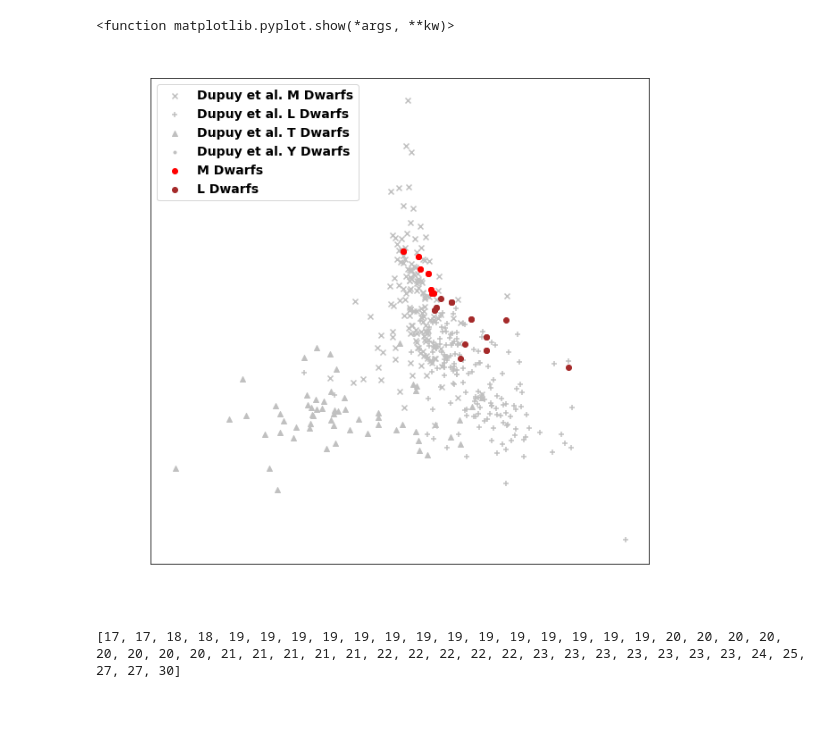
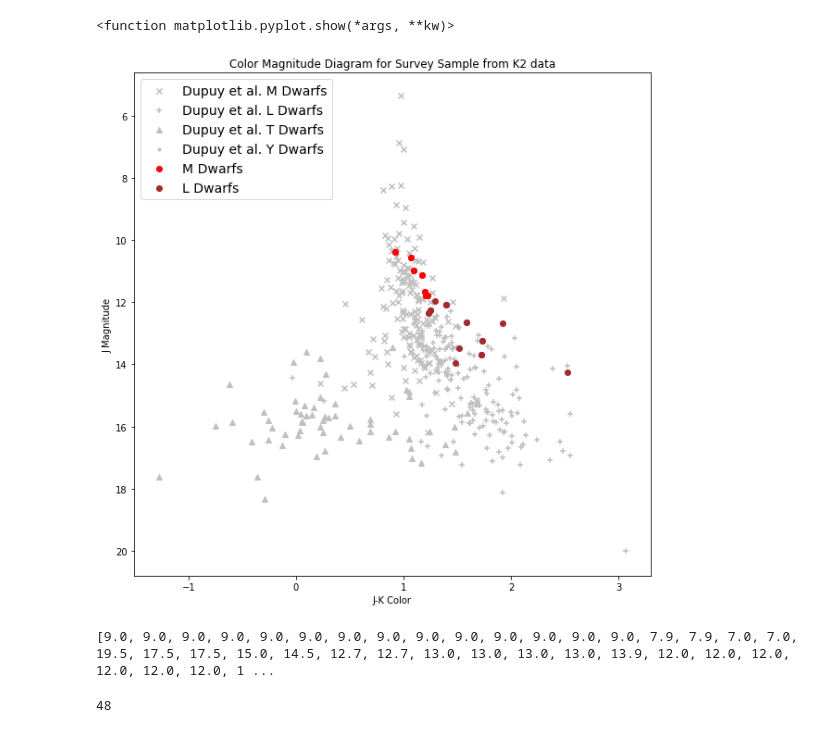
Before and after one commit to ammccarthy/BDvariabilityREU, a Jupyter notebook: K2data/CMD and Histogram.ipynb, the cells around one changed output. Cells and saved outputs as stored; diff of their text form; code cells hidden in the pictures.

```diff
--- a/K2data/CMD and Histogram.ipynb
+++ b/K2data/CMD and Histogram.ipynb
@@ -4,9 +4,10 @@ import csv
 import lightkurve as lk
 from lightkurve import search_targetpixelfile
 import matplotlib.pyplot as plt
-plt.rcParams.update({'font.size': 18})
+plt.rcParams.update({'font.size': 16})
 import astropy.units as u
 import sys, string, calendar, datetime, traceback
+import numpy as np
 # %%
 #path_to_csv_file = input('Please type path to csv file: \n')
 f=open('/Users/AllieMcCarthy/Desktop/K2dataNew.csv')
@@ -102,6 +103,10 @@ Jl_extra_data=[]
 Jt_extra_data=[]
 Jy_extra_data=[]
 JminusK_mags_Mextradata=[]
+spec_type_Mextradata=[]
+spec_type_Lextradata=[]
+spec_type_Textradata=[]
+spec_type_Yextradata=[]
 JminusK_mags_Lextradata=[]
 JminusK_mags_Textradata=[]
 JminusY_mags_Yextradata=[]
@@ -116,15 +121,19 @@ for row in csv_file:
      print('Im here')
      if spec_type_extra_data>0 and spec_type_extra_data<10:
         Jm_extra_data.append(J_mag_extra_data)
+        spec_type_Mextradata.append(spec_type_extra_data)
         JminusK_mags_Mextradata.append(JminusK_extra_data)
      elif spec_type_extra_data>=10 and spec_type_extra_data<20:
         Jl_extra_data.append(J_mag_extra_data)
+        spec_type_Lextradata.append(spec_type_extra_data)
         JminusK_mags_Lextradata.append(JminusK_extra_data)
      elif spec_type_extra_data>=20 and spec_type_extra_data<30:
         Jt_extra_data.append(J_mag_extra_data)
+        spec_type_Textradata.append(spec_type_extra_data)
         JminusK_mags_Textradata.append(JminusK_extra_data)
      elif spec_type_extra_data>=30 and spec_type_extra_data<40:
         Jy_extra_data.append(J_mag_extra_data)
+        spec_type_Yextradata.append(spec_type_extra_data)
         JminusY_mags_Yextradata.append(JminusK_extra_data)
 
 
@@ -156,27 +165,27 @@ Im here
 # %%
 fig = plt.figure(figsize=(10,10))
 ax1 = fig.add_subplot(111)
 ax1.scatter(JminusK_mags_Mextradata,Jm_extra_data,color='#C0C0C0', label='Dupuy et al. M Dwarfs', marker='x')
 ax1.scatter(JminusK_mags_Lextradata,Jl_extra_data,color='#C0C0C0', label='Dupuy et al. L Dwarfs', marker='+')
 ax1.scatter(JminusK_mags_Textradata,Jt_extra_data,color='#C0C0C0', label='Dupuy et al. T Dwarfs', marker='^')
 ax1.scatter(JminusY_mags_Yextradata,Jy_extra_data,color='#C0C0C0', label='Dupuy et al. Y Dwarfs', marker='.')
 ax1.scatter(JminusK_mags_mdwarf,J_mags_mdwarf,color='red', label='M Dwarfs')
 ax1.scatter(JminusK_mags_ldwarf,J_mags_ldwarf,color='brown', label='L Dwarfs')
 #ax1.scatter(JminusK_mags_tdwarf,J_mags_tdwarf,color='orange', label='T Dwarfs')
-ax1.yaxis.label.set_color('white')
-ax1.xaxis.label.set_color('white')
-ax1.title.set_color('white')
-ax1.tick_params(axis='x', colors='white')
-ax1.tick_params(axis='y', colors='white')
+ax1.yaxis.label.set_color('black')
+ax1.xaxis.label.set_color('black')
+ax1.title.set_color('black')
+ax1.tick_params(axis='x', colors='black')
+ax1.tick_params(axis='y', colors='black')
 
 plt.title('Color Magnitude Diagram for Survey Sample from K2 data')
 plt.xlabel('J-K Color')
 plt.ylabel('J Magnitude')
 plt.gca().invert_yaxis()
 plt.legend(loc='upper left',prop={'size': 14})
 plt.show
 # %% [output]
 <function matplotlib.pyplot.show(*args, **kw)>
-[figure, old version]
+[figure, new version]
 # %%
 #path_to_csv_file = input('Please type path to csv file: \n')
@@ -185,16 +194,21 @@ csv_spec_type_file=csv.reader(spec_type_file)
 header=next(csv_spec_type_file)
 # %%
 spec_types=[]
+JminK_vals=[]
 for row in csv_spec_type_file:
   try:
-     spec_type = int(row[5])
-
+     spec_type = float(row[5])
      spec_types.append(spec_type)
+     J_mag=float(row[7])
+     K_mag=float(row[9])
+     JminusK=J_mag-K_mag
+     JminK_vals.append(JminusK)
   except:
      pass
      print ('i had a problem')
 
-spec_types.sort()
 print(spec_types)
+len(spec_types)
 # %% [output]
-[17, 17, 18, 18, 19, 19, 19, 19, 19, 19, 19, 19, 19, 19, 19, 19, 19, 19, 20, 20, 20, 20, 20, 20, 20, 20, 21, 21, 21, 21, 21, 22, 22, 22, 22, 22, 23, 23, 23, 23, 23, 23, 23, 24, 25, 27, 27, 30]
+[9.0, 9.0, 9.0, 9.0, 9.0, 9.0, 9.0, 9.0, 9.0, 9.0, 9.0, 9.0, 9.0, 9.0, 7.9, 7.9, 7.0, 7.0, 19.5, 17.5, 17.5, 15.0, 14.5, 12.7, 12.7, 13.0, 13.0, 13.0, 13.0, 13.9, 12.0, 12.0, 12.0, 12.0, 12.0, 12.0, 1 ...
+48
```
Also changed, not shown: parts of 5 cells of this notebook.
